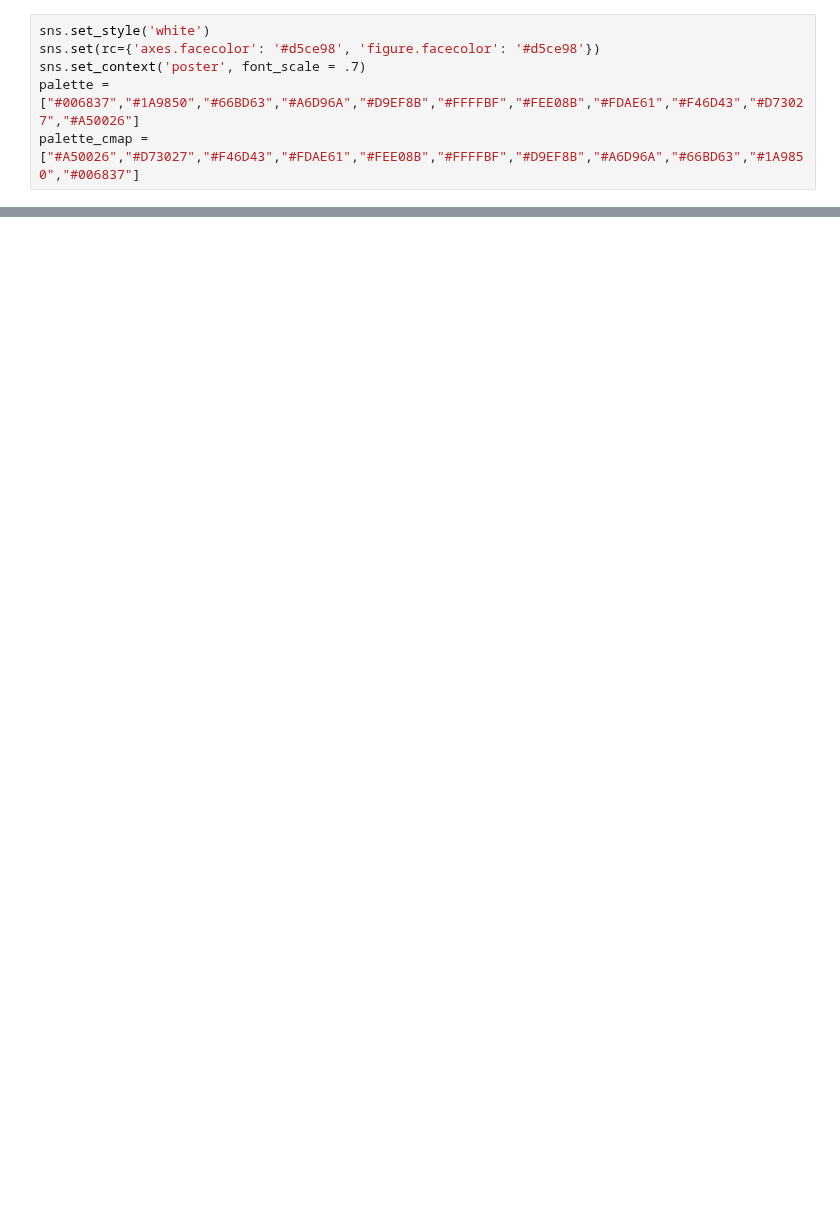
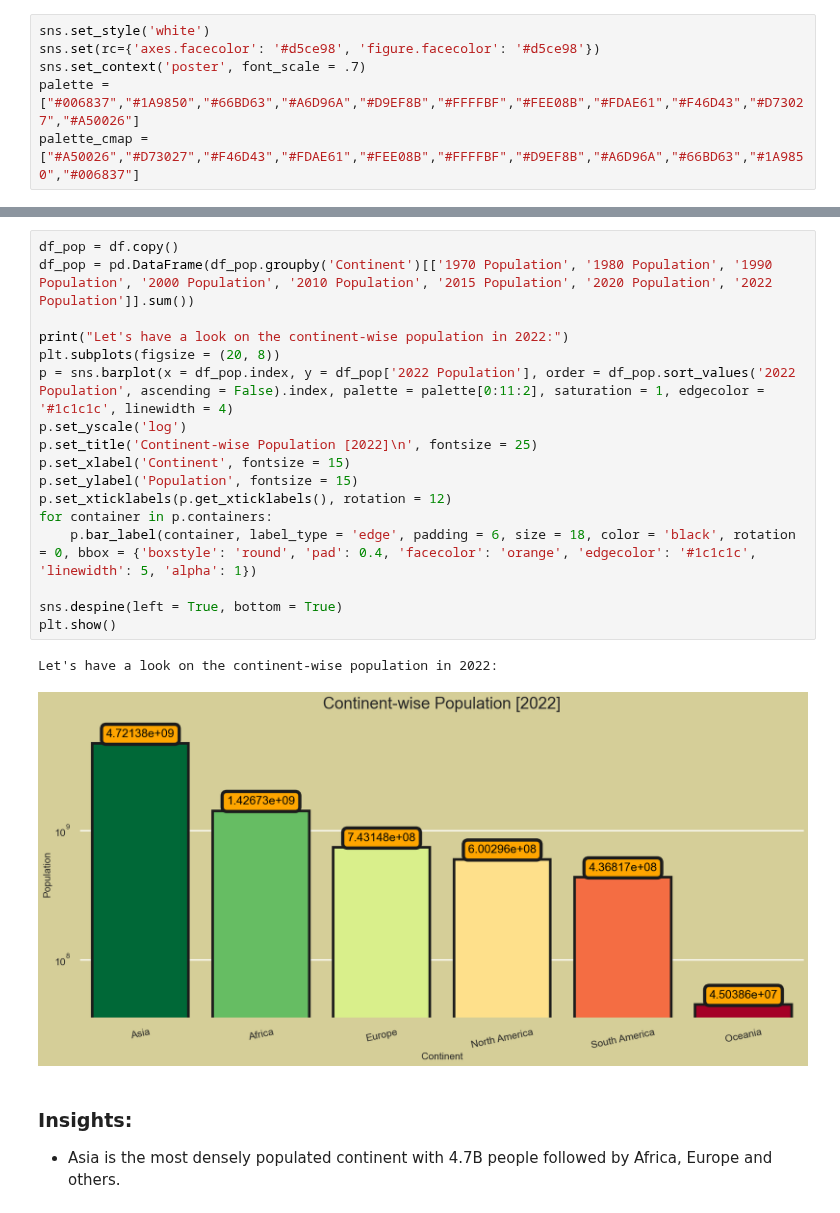
Before and after one commit to noahnoahnoahtran/EDA, a Jupyter notebook: 2_world_population/world_population.ipynb, the cells around one changed output, grey strips where cells are left out. Saved outputs shown, nothing was run; the diff lists cells and outputs as text; blank space fills up the shorter version.

```diff
--- a/2_world_population/world_population.ipynb
+++ b/2_world_population/world_population.ipynb
@@ -100,0 +131,23 @@ plt.tight_layout(pad = 7.0)
+# %%
+df_pop = df.copy()
+df_pop = pd.DataFrame(df_pop.groupby('Continent')[['1970 Population', '1980 Population', '1990 Population', '2000 Population', '2010 Population', '2015 Population', '2020 Population', '2022 Population']].sum())
+
+print("Let's have a look on the continent-wise population in 2022:")
+plt.subplots(figsize = (20, 8))
+p = sns.barplot(x = df_pop.index, y = df_pop['2022 Population'], order = df_pop.sort_values('2022 Population', ascending = False).index, palette = palette[0:11:2], saturation = 1, edgecolor = '#1c1c1c', linewidth = 4)
+p.set_yscale('log')
+p.set_title('Continent-wise Population [2022]\n', fontsize = 25)
+p.set_xlabel('Continent', fontsize = 15)
+p.set_ylabel('Population', fontsize = 15)
+p.set_xticklabels(p.get_xticklabels(), rotation = 12)
+for container in p.containers:
+    p.bar_label(container, label_type = 'edge', padding = 6, size = 18, color = 'black', rotation = 0, bbox = {'boxstyle': 'round', 'pad': 0.4, 'facecolor': 'orange', 'edgecolor': '#1c1c1c', 'linewidth': 5, 'alpha': 1})
+
+sns.despine(left = True, bottom = True)
+plt.show()
+# %% [output]
+Let's have a look on the continent-wise population in 2022:
+[figure, added]
+# %% [markdown]
+### **Insights**:
+- Asia is the most densely populated continent with 4.7B people followed by Africa, Europe and others.
```
Also changed, not shown: parts of 9 cells of this notebook.
